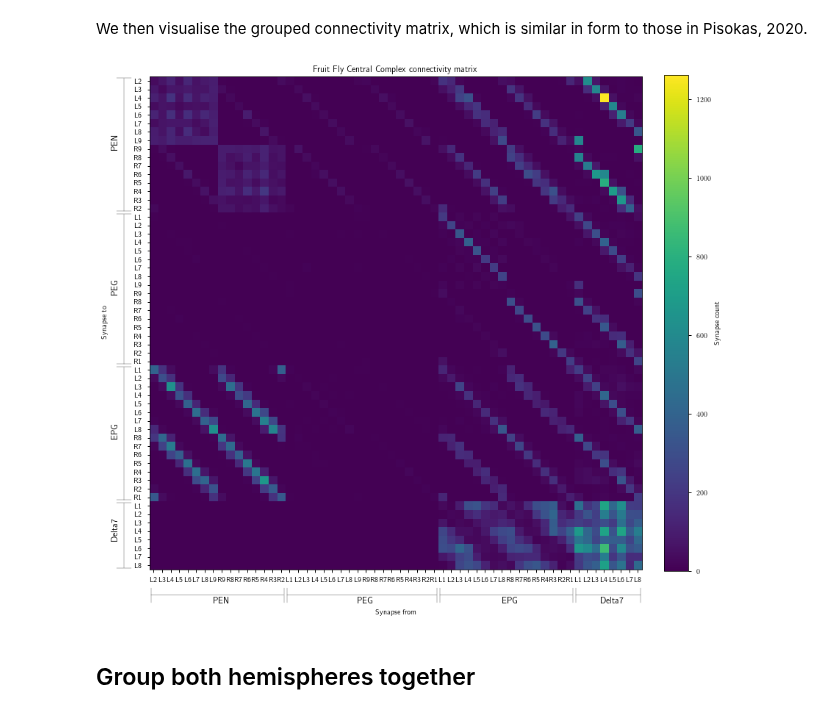
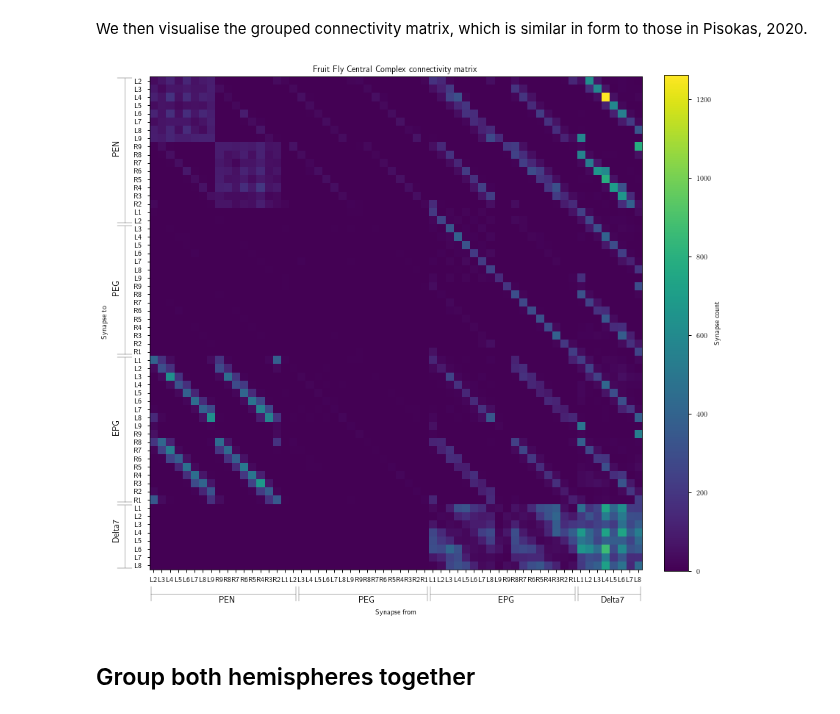
Before and after one commit to Dominic-DallOsto/insect-navigation-sinusoidal-optimality, a Jupyter notebook: fruit_fly_data_analysis.ipynb, the cells around one changed output. Drawn from its saved outputs; the diff is of its cells as text; code cells hidden in the pictures.

```diff
--- a/fruit_fly_data_analysis.ipynb
+++ b/fruit_fly_data_analysis.ipynb
@@ -45,12 +45,12 @@ There are actually 2 types of PEN neurons in the dataset (PEN1 and PEN2), but we
 
 We sort them by instance (basically which glomerulus they're in) for plotting later
 # %%
-pen1 = neurons[neurons.type == 'PEN_a(PEN1)'].sort_values('instance')
-pen2 = neurons[neurons.type == 'PEN_b(PEN2)'].sort_values('instance')
-# sort pen1 and pen2 together
-pen = pd.concat((pen1, pen2)).loc[pd.concat((pen1, pen2)).instance.apply(lambda x: x[-2:]).sort_values().index] # sort by the last two characters of the instance (eg. L1, R4, ...)
+# group PEN1 and PEN2, and EPG and EPGt
+pen = pd.concat((neurons[neurons.type == 'PEN_a(PEN1)'], neurons[neurons.type == 'PEN_b(PEN2)']))
+pen = pen.loc[pen.instance.apply(lambda x: x[-2:]).sort_values().index] # sort by the last two characters of the instance (eg. L1, R4, ...)
 peg = neurons[neurons.type == 'PEG'].sort_values('instance')
-epg = neurons[neurons.type == 'EPG'].sort_values('instance')
+epg = pd.concat((neurons[neurons.type == 'EPG'], neurons[neurons.type == 'EPGt']))
+epg = epg.loc[epg.instance.apply(lambda x: x[-2:]).sort_values().index] # sort by the last two characters of the instance (eg. L1, R4, ...)
 d7 = neurons[neurons.type == 'Delta7'].sort_values('instance')
 
 # flip the sorting of neurons on right side so the order becomes (ie. L1, L2, ..., L9, R9, ..., R2, R1)
@@ -103,7 +103,7 @@ plt.title('Fruit Fly Central Complex connectivity matrix')
 plt.xticks([])
 plt.yticks([])
 
-type_borders = np.cumsum([0,len(pen1)+len(pen2),len(peg),len(epg),len(d7)])
+type_borders = np.cumsum([0,len(pen),len(peg),len(epg),len(d7)])
 
 for start,stop,type in zip(type_borders[:-1], type_borders[1:],['PEN','PEG','EPG','Delta7']):
 	bar_distance = 3
@@ -206,7 +206,7 @@ all_neuron_instances = pd.concat((
 # create a list of the index of the unique neuron type + glomerulus group to which each individual neuron belongs so we can do the grouping - `neuron_group_indices`
 neuron_groups, unique_indices = np.unique(all_neuron_instances, return_index=True)
 neuron_groups = list(neuron_groups[np.argsort(unique_indices)])
-neuron_group_indices = [neuron_groups.index(instance) for instance in all_neuron_instances]
+neuron_group_indices = np.array([neuron_groups.index(instance) for instance in all_neuron_instances])
 # %% [markdown]
 We can check how many neurons were assigned to each group. It isn't evenly distributed, but there aren't any extremely significant outliers
 # %%
@@ -238,28 +238,29 @@ We then visualise the grouped connectivity matrix, which is similar in form to t
 # %%
 plt.figure(figsize=(12,12))
 im = plt.imshow(connectivity_matrix_grouped.T)
 plt.xlabel('\n\n\nSynapse from')
 plt.ylabel('Synapse to\n\n\n')
 plt.title('Fruit Fly Central Complex connectivity matrix')
 plt.xticks(np.arange(len(neuron_groups)), [s.split('_')[1] for s in neuron_groups])
 plt.yticks(np.arange(len(neuron_groups)), [s.split('_')[1] for s in neuron_groups])
 
-type_borders = np.cumsum([0,16,18,16,8])
+num_neuron_groups_by_type = lambda type: len([neuron for neuron in neuron_groups if neuron.startswith(type)])
+type_borders = np.cumsum([0]+[num_neuron_groups_by_type(t) for t in ['PEG','PEN','EPG','D7']])
 
 for start,stop,type in zip(type_borders[:-1], type_borders[1:],['PEN','PEG','EPG','Delta7']):
 	bar_distance = 3
 	plt.annotate('',xy=(start-.5,plt.ylim()[0]+bar_distance),xytext=(stop-.5,plt.ylim()[0]+bar_distance), arrowprops=dict(arrowstyle='|-|',facecolor='red'), annotation_clip=False)
 	plt.annotate('',xy=(plt.xlim()[0]-bar_distance,start-.5),xytext=(plt.xlim()[0]-bar_distance,stop-.5), arrowprops=dict(arrowstyle='|-|',facecolor='red'), annotation_clip=False)
 
 	plt.annotate(type,xy=((start+stop)/2,plt.ylim()[0]+bar_distance+1), annotation_clip=False, fontsize=12, horizontalalignment='center')
 	plt.annotate(type,xy=(plt.xlim()[0]-bar_distance-1,(start+stop)/2), annotation_clip=False, fontsize=12, horizontalalignment='center', rotation=90)
 
 plt.colorbar(im, fraction=0.046, pad=0.04, label='Synapse count')
 plt.tight_layout()
 plt.savefig('plots/janelia-connectivity-matrix-grouped.pdf')
 plt.show()
 # %% [output]
-[figure, old version]
+[figure, new version]
 # %% [markdown]
 ## Group both hemispheres together
 # %% [markdown]
```
Also changed, not shown: parts of 15 cells of this notebook, 4 other files.
